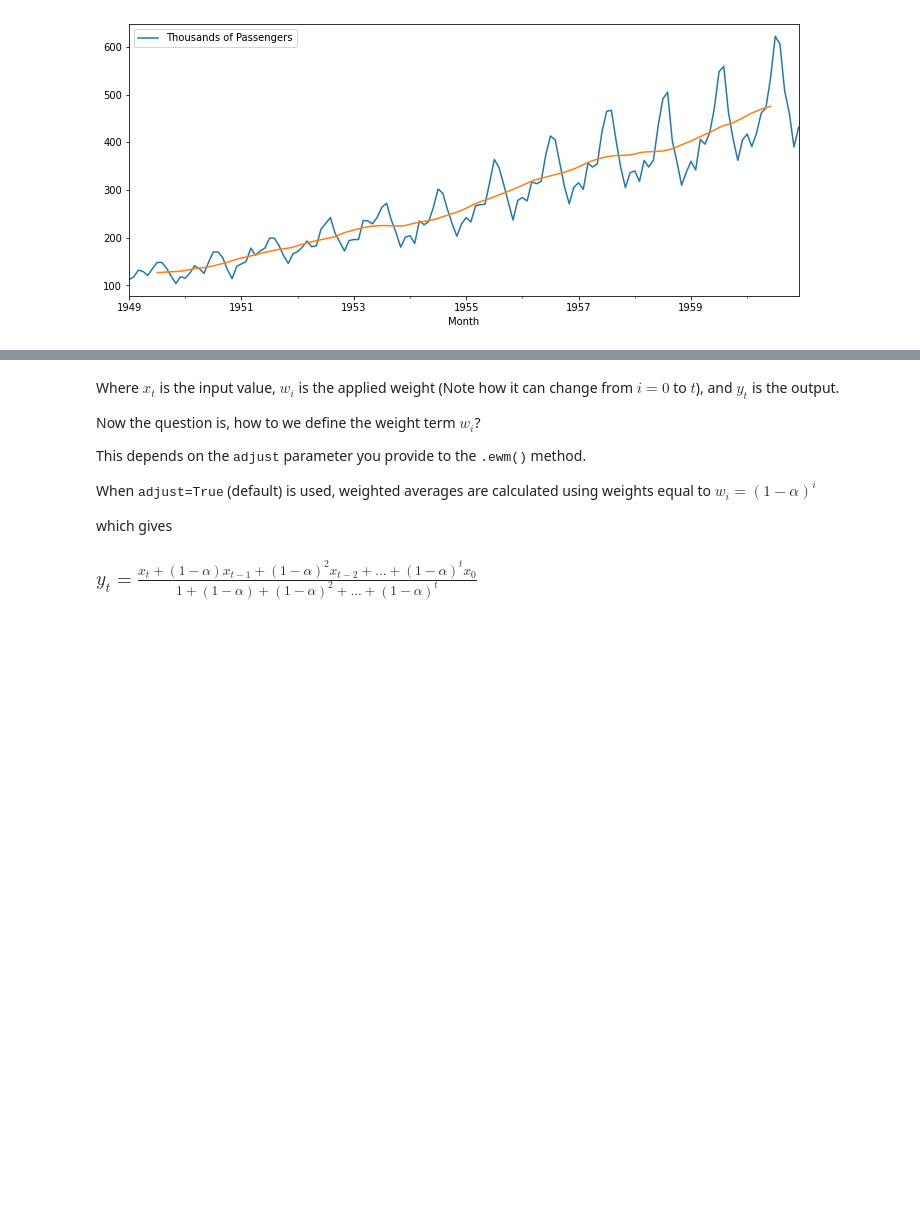
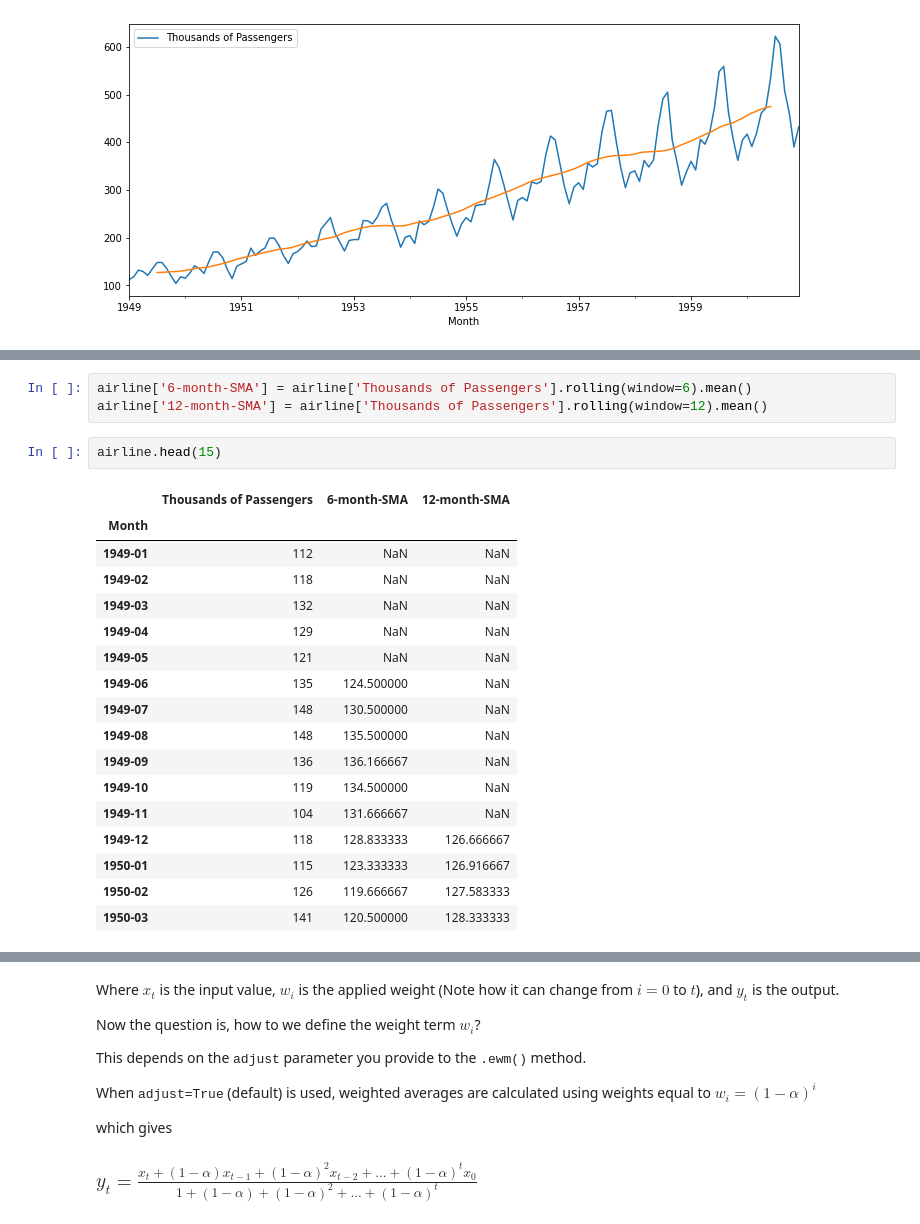
Before and after one commit to StevTobs/TimeSeries_Python, a Jupyter notebook: Time_Series_Analysis_with_Statsmodel.ipynb, the cells around one changed output, grey strips where cells are left out. Cells and saved outputs as stored; diff of their text form; blank space fills up the shorter version.

```diff
--- a/Time_Series_Analysis_with_Statsmodel.ipynb
+++ b/Time_Series_Analysis_with_Statsmodel.ipynb
@@ -280,0 +319,23 @@ For these examples we'll use the International Airline Passengers dataset, which
+# %%
+airline['6-month-SMA'] = airline['Thousands of Passengers'].rolling(window=6).mean()
+airline['12-month-SMA'] = airline['Thousands of Passengers'].rolling(window=12).mean()
+# %%
+airline.head(15)
+# %% [output]
+|  | Thousands of Passengers | 6-month-SMA | 12-month-SMA |
+| Month |  |  |  |
+| 1949-01 | 112 | NaN | NaN |
+| 1949-02 | 118 | NaN | NaN |
+| 1949-03 | 132 | NaN | NaN |
+| 1949-04 | 129 | NaN | NaN |
+| 1949-05 | 121 | NaN | NaN |
+| 1949-06 | 135 | 124.500000 | NaN |
+| 1949-07 | 148 | 130.500000 | NaN |
+| 1949-08 | 148 | 135.500000 | NaN |
+| 1949-09 | 136 | 136.166667 | NaN |
+| 1949-10 | 119 | 134.500000 | NaN |
+| 1949-11 | 104 | 131.666667 | NaN |
+| 1949-12 | 118 | 128.833333 | 126.666667 |
+| 1950-01 | 115 | 123.333333 | 126.916667 |
+| 1950-02 | 126 | 119.666667 | 127.583333 |
+| 1950-03 | 141 | 120.500000 | 128.333333 |
```
Also changed, not shown: parts of 39 cells of this notebook.
